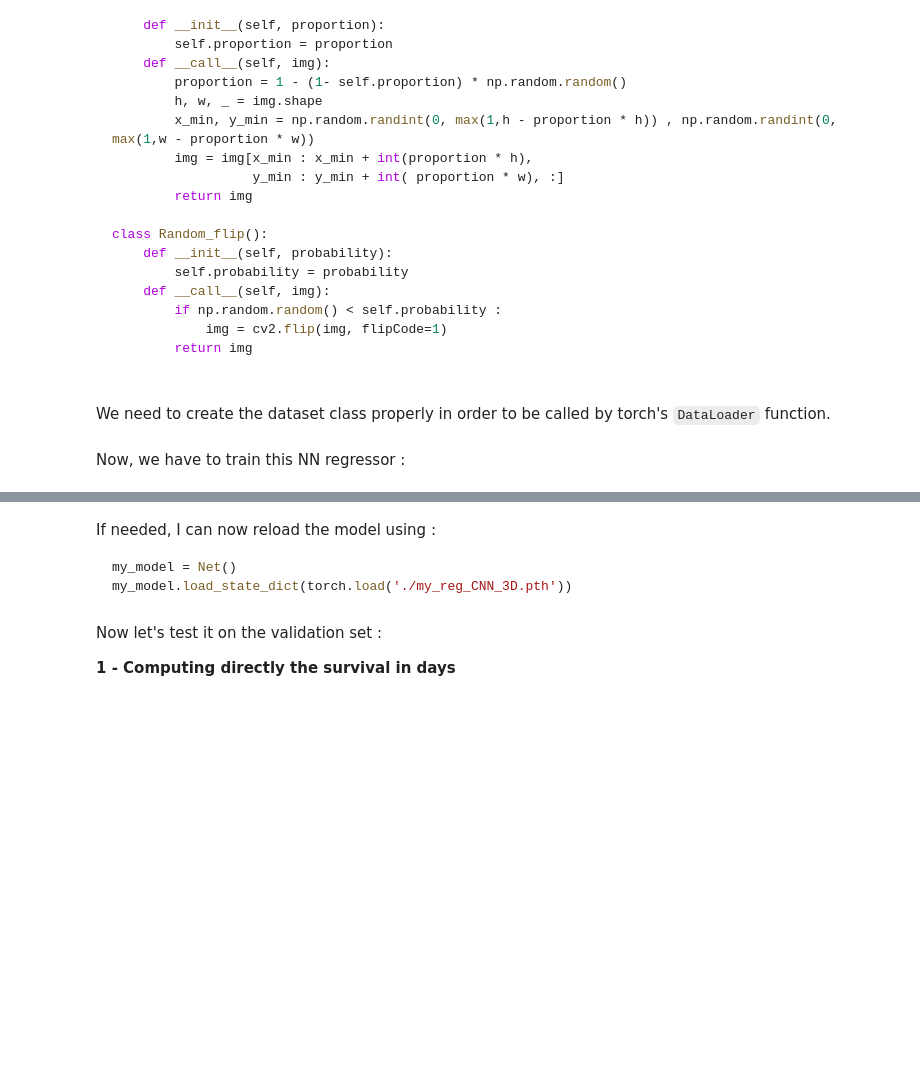
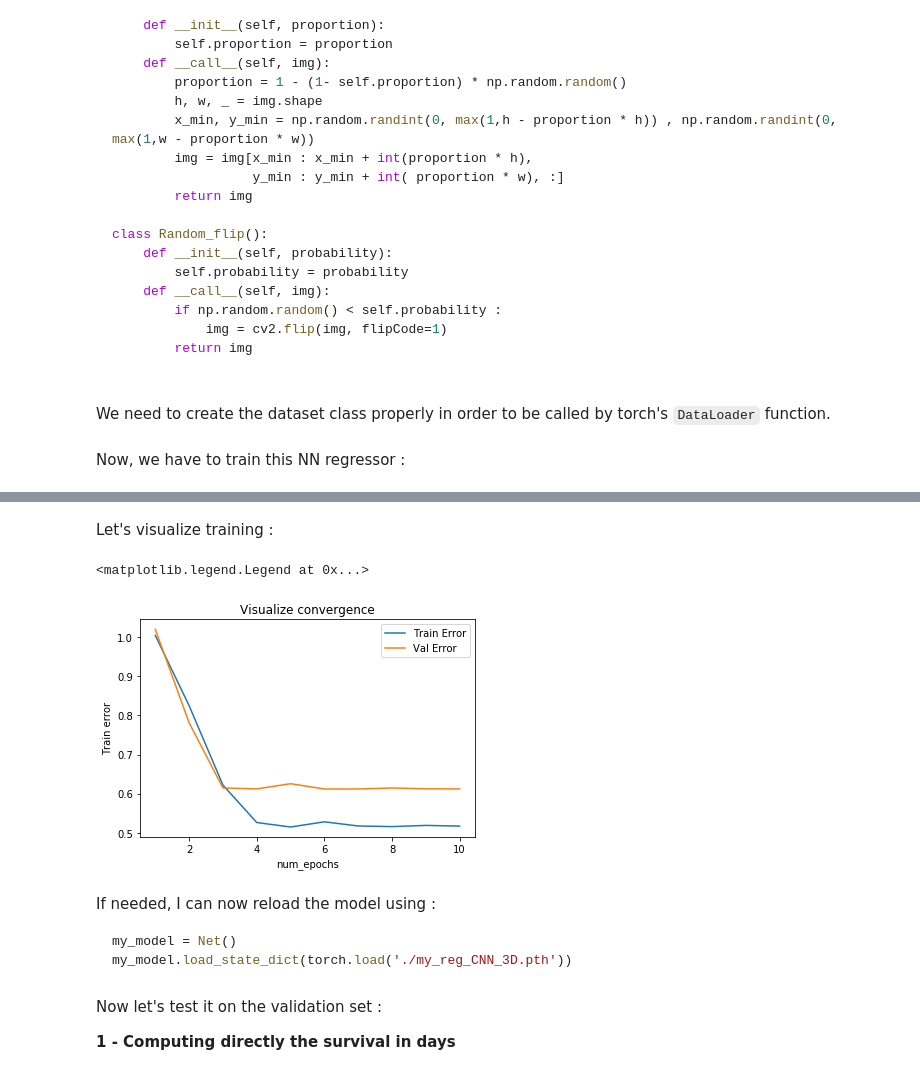
Before and after one commit to EmmanuelJhno/Owkin_challenge, a Jupyter notebook: Supervised_survival_prediction.ipynb, the cells around one changed output, grey strips where cells are left out. Cells and saved outputs as stored; diff of their text form; code cells hidden in the pictures; blank space fills up the shorter version.

```diff
--- a/Supervised_survival_prediction.ipynb
+++ b/Supervised_survival_prediction.ipynb
@@ -1111,18 +1145,18 @@ class Regressor(nn.Module):
 
     def __init__(self):
         super(Regressor,self).__init__()
-        self.conv1 = nn.Conv3d(in_channels=1, out_channels=18, kernel_size=5, dilation=2)
-        #
+        self.conv1 = nn.Conv3d(in_channels=1, out_channels=18, kernel_size=3, dilation=2, stride=2)
+        # This downscales pretty well images and thus reduces the computation time
         self.pool = nn.MaxPool3d(2)
-        self.conv2 = nn.Conv3d(in_channels=18, out_channels=32, kernel_size=3, dilation=2)
-        self.fc1 = nn.Linear(32 * 19 * 19 * 19, 1024)
-        self.fc2 = nn.Linear(1024, 256)
-        self.fc3 = nn.Linear(256,1)
+        self.conv2 = nn.Conv3d(in_channels=18, out_channels=32, kernel_size=3, dilation=2, stride=2)
+        self.fc1 = nn.Linear(32 * 9 * 9 * 9, 512) # 32*9*9*9 = 23328 -> downscaling to 512 seems legit
+        self.fc2 = nn.Linear(512, 32)
+        self.fc3 = nn.Linear(32,1)
 
     def forward(self,x):
         x = self.pool(F.relu(self.conv1(x)))
-        x = self.pool(F.relu(self.conv2(x)))
-        x = x.view(-1, 32 * 19 * 19 * 19)
+        x = F.relu(self.conv2(x)) #self.pool(F.relu(self.conv2(x)))
+        x = x.view(-1, 32 * 9 * 9 * 9)
         x = F.relu(self.fc1(x))
         x = F.relu(self.fc2(x))
         x = self.fc3(x)
@@ -1302,9 +1338,12 @@ model.to(device)
 
 loss_function = nn.MSELoss()
 optimizer = optim.SGD(model.parameters(), lr=0.001, momentum=0.9)
+num_epochs = 10
 
+train_errors = []
+val_errors = []
 model.train()
-for epoch in range(3): # loop over the dataset multiple times
+for epoch in range(num_epochs): # loop over the dataset multiple times
     avg_loss = 0.0
     for batch_idx, (inputs, labels) in enumerate(train_data_loader,0):
         # get the inputs
@@ -1323,10 +1362,12 @@ for epoch in range(3): # loop over the dataset multiple times
         if avg_loss == 0 :
             avg_loss = loss.item()
         avg_loss = 0.9 * avg_loss + 0.1 * loss.item()
-        if batch_idx % 1 == 0:
+        if batch_idx % 3 == 0:
             print('Train Epoch: {} [{}/{} ({:.0f}%)]\tavg Loss: {:.6e}\t Loss: {:.6e}'.format(
                 epoch, batch_idx * len(inputs), len(train_data_loader.dataset),
                 100. * batch_idx / len(train_data_loader), avg_loss, loss.item()))
+
+    train_errors.append(avg_loss)
 
     # Evaluate the model on the validation set
     model.eval()
@@ -1339,7 +1380,9 @@ for epoch in range(3): # loop over the dataset multiple times
             validation_loss += loss_function(output, labels).item()  # sum up batch loss
 
         val_loss = validation_loss/len(val_data_loader)
-        print('epoch : {}, val_loss : {}'.format(epoch, val_loss))
+        print('epoch : {}, val_loss : {}'.format(epoch+1, val_loss))
+
+    val_errors.append(val_loss)
 
 torch.save(model.state_dict(), './my_reg_CNN_3D.pth')
 
@@ -1366,4 +1409,16 @@ epoch : 2, val_loss : 0.6347916126251221
 Finished Training
+# %% [markdown]
+Let's visualize training :
+# %%
+plt.plot(range(1, len(train_errors)+1), train_errors, label='Train Error')
+plt.plot(range(1, len(train_errors)+1), val_errors, label='Val Error')
+plt.xlabel("num_epochs")
+plt.ylabel("Train error")
+plt.title('Visualize convergence')
+plt.legend()
+# %% [output]
+<matplotlib.legend.Legend at 0x...>
+[figure, added]
 # %% [markdown]
 If needed, I can now reload the model using :
 
```
Also changed, not shown: parts of 46 cells of this notebook, 2 other files.
